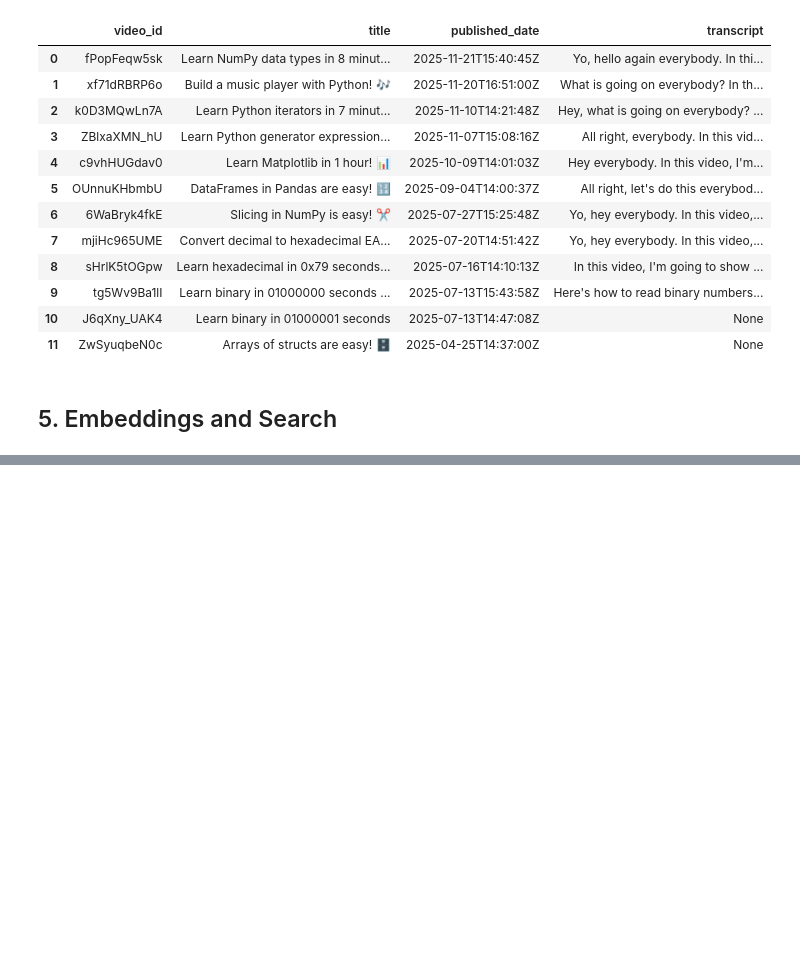
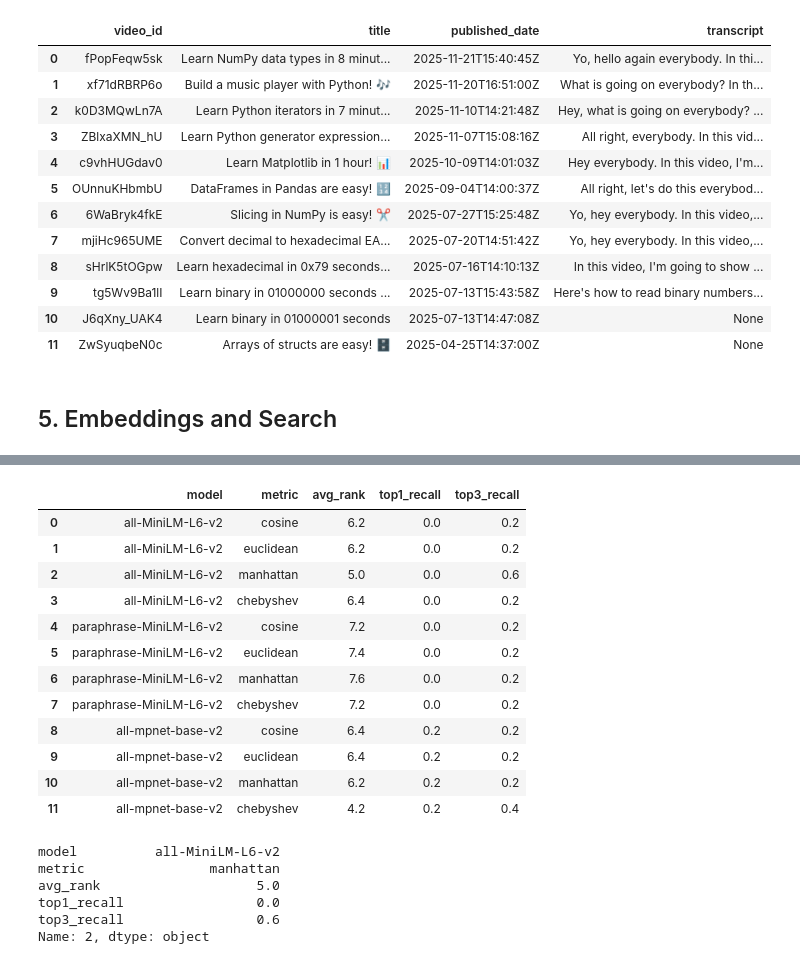
Before and after one commit to Joshika-Mentor/AI-Query-Tube, a Jupyter notebook: AI_Query_tube.ipynb, the cells around one changed output, grey strips where cells are left out. Saved outputs shown, nothing was run; the diff lists cells and outputs as text; code cells hidden in the pictures; blank space fills up the shorter version.

Commit message:
found the best model by comparison

```diff
--- a/AI_Query_tube.ipynb
+++ b/AI_Query_tube.ipynb
@@ -238,0 +260,8 @@ display(results)
+# %%
+df["combined_text"] = df["title"] + " " + df["transcript"]
+# %%
+models = {
+    "all-MiniLM-L6-v2": SentenceTransformer("all-MiniLM-L6-v2"),
+    "paraphrase-MiniLM-L6-v2": SentenceTransformer("paraphrase-MiniLM-L6-v2"),
+    "all-mpnet-base-v2": SentenceTransformer("all-mpnet-base-v2")
+}
@@ -238,0 +275,18 @@ display(results)
+# %%
+queries = [
+    "how to learn python",
+    "machine learning basics",
+    "deep learning tutorial",
+    "data science roadmap",
+    "neural networks explained"
+]
+# %%
+def evaluate_ranking(distances, correct_index):
+    ranking = np.argsort(distances)
+    rank = np.where(ranking == correct_index)[0][0] + 1
+
+    return {
+        "rank": rank,
+        "top_1": int(rank == 1),
+        "top_3": int(rank <= 3)
+    }
@@ -238,0 +341,31 @@ display(results)
+# %%
+results_df = pd.DataFrame(results)
+results_df
+# %% [output]
+|  | model | metric | avg_rank | top1_recall | top3_recall |
+| 0 | all-MiniLM-L6-v2 | cosine | 6.2 | 0.0 | 0.2 |
+| 1 | all-MiniLM-L6-v2 | euclidean | 6.2 | 0.0 | 0.2 |
+| 2 | all-MiniLM-L6-v2 | manhattan | 5.0 | 0.0 | 0.6 |
+| 3 | all-MiniLM-L6-v2 | chebyshev | 6.4 | 0.0 | 0.2 |
+| 4 | paraphrase-MiniLM-L6-v2 | cosine | 7.2 | 0.0 | 0.2 |
+| 5 | paraphrase-MiniLM-L6-v2 | euclidean | 7.4 | 0.0 | 0.2 |
+| 6 | paraphrase-MiniLM-L6-v2 | manhattan | 7.6 | 0.0 | 0.2 |
+| 7 | paraphrase-MiniLM-L6-v2 | chebyshev | 7.2 | 0.0 | 0.2 |
+| 8 | all-mpnet-base-v2 | cosine | 6.4 | 0.2 | 0.2 |
+| 9 | all-mpnet-base-v2 | euclidean | 6.4 | 0.2 | 0.2 |
+| 10 | all-mpnet-base-v2 | manhattan | 6.2 | 0.2 | 0.2 |
+| 11 | all-mpnet-base-v2 | chebyshev | 4.2 | 0.2 | 0.4 |
+# %%
+best_model = results_df.sort_values(
+    by=["top3_recall", "top1_recall", "avg_rank"],
+    ascending=[False, False, True]
+).iloc[0]
+
+best_model
+# %% [output]
+model          all-MiniLM-L6-v2
+metric                manhattan
+avg_rank                    5.0
+top1_recall                 0.0
+top3_recall                 0.6
+Name: 2, dtype: object
```
Also changed, not shown: parts of 10 cells of this notebook, 1 other file.
